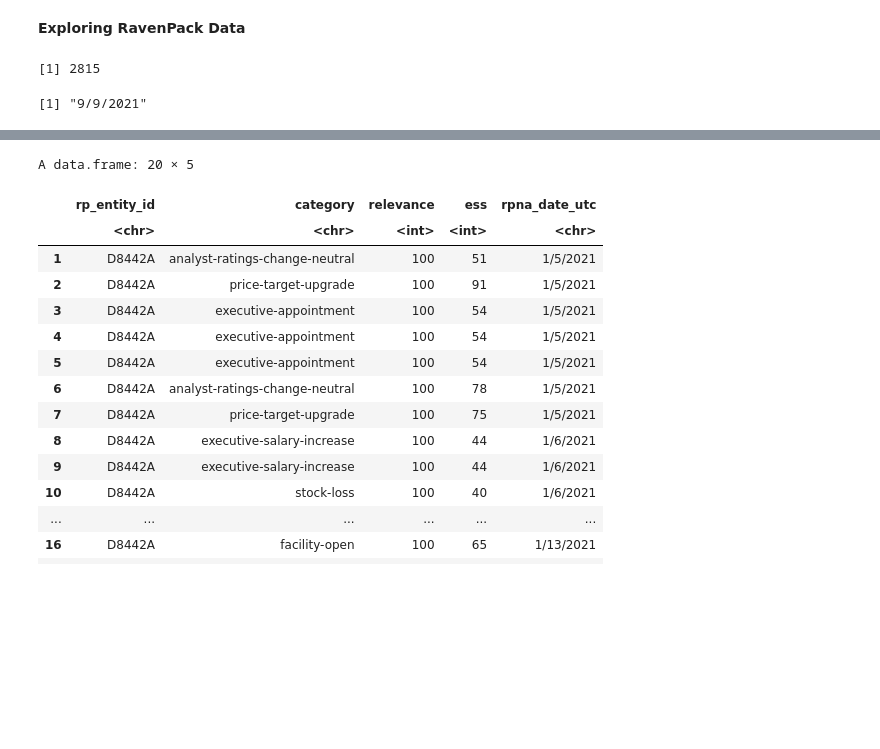
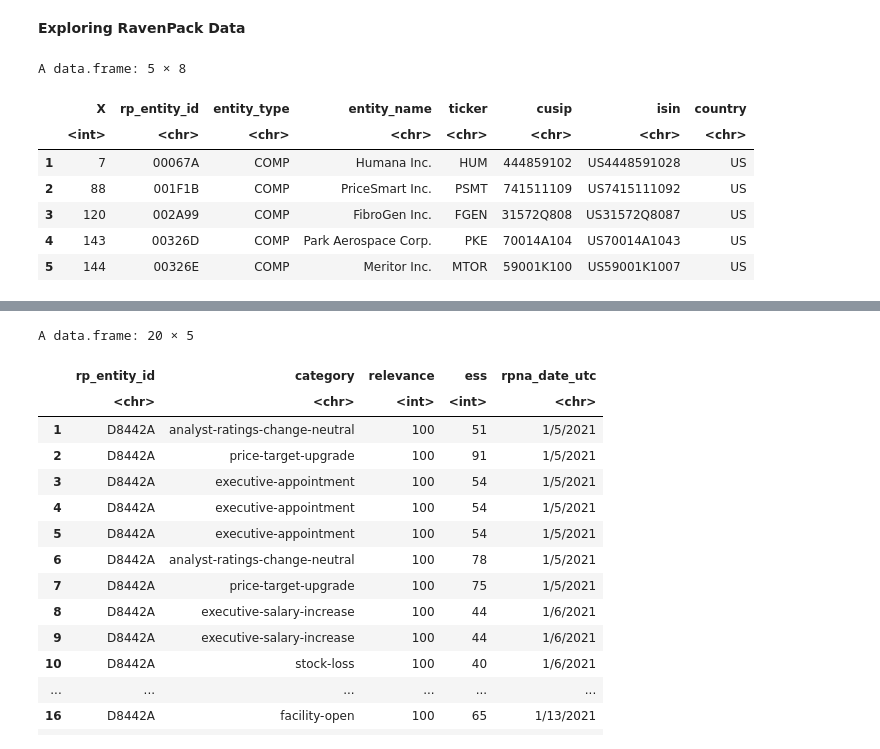
Before and after one commit to limshaocong/analyticsEdge, a Jupyter notebook: Data_Exploration.ipynb, the cells around one changed output, grey strips where cells are left out. Drawn from its saved outputs; the diff is of its cells as text; code cells hidden in the pictures; blank space fills up the shorter version.

```diff
--- a/Data_Exploration.ipynb
+++ b/Data_Exploration.ipynb
@@ -59,16 +70,25 @@ crsp.price.2021.path = paste0(path,"CRSP_WRDS/crsp_daily_stock_price_2021.csv")
 **Exploring RavenPack Data**
 # %%
 # Import company index which allows the tickers to be mapped to RavenPack's
-# internal entity index
+# internal entity index (rp_entity_id)
 rp.company.index = read.csv(rp.company.index.path)
 
 # Read the 2021 Dow Jones sentiment data
 rp.dj.2021 = read.csv(rp.dj.2021.path)
+# Convert to datetime format
+rp.dj.2021$rpna_date_utc <- mdy(rp.dj.2021$rpna_date_utc)
-# %%
-length(unique(rp.dj.2021$rp_entity_id))
-rp.dj.2021$rpna_date_utc1 <- mdy(rp.dj.2021$rpna_date_utc)
-last = max(rp.dj.2021$rpna_date_utc)
-last
-# %% [output]
-[1] 2815
-[1] "9/9/2021"
+# %%
+# Sample of RavenPack Identifier dataset
+#
+# $rp_entitiy_id is the identifier for RavenPack data
+# Our primary identified is $ticker
+head(rp.company.index, 5)
+# %% [output]
+A data.frame: 5 × 8
+|  | X | rp_entity_id | entity_type | entity_name | ticker | cusip | isin | country |
+|  | <int> | <chr> | <chr> | <chr> | <chr> | <chr> | <chr> | <chr> |
+| 1 | 7 | 00067A | COMP | Humana Inc. | HUM | 444859102 | US4448591028 | US |
+| 2 | 88 | 001F1B | COMP | PriceSmart Inc. | PSMT | 741511109 | US7415111092 | US |
+| 3 | 120 | 002A99 | COMP | FibroGen Inc. | FGEN | 31572Q808 | US31572Q8087 | US |
+| 4 | 143 | 00326D | COMP | Park Aerospace Corp. | PKE | 70014A104 | US70014A1043 | US |
+| 5 | 144 | 00326E | COMP | Meritor Inc. | MTOR | 59001K100 | US59001K1007 | US |
```
Also changed, not shown: parts of 7 cells of this notebook.
